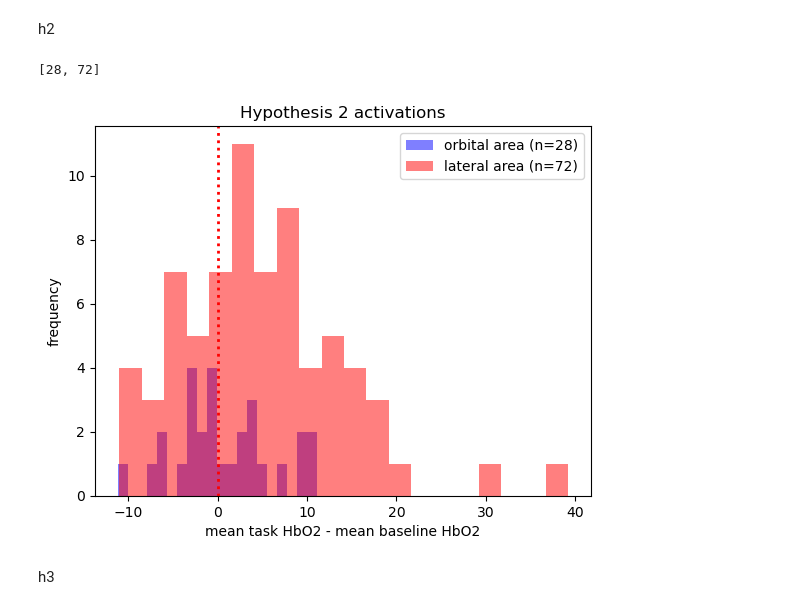
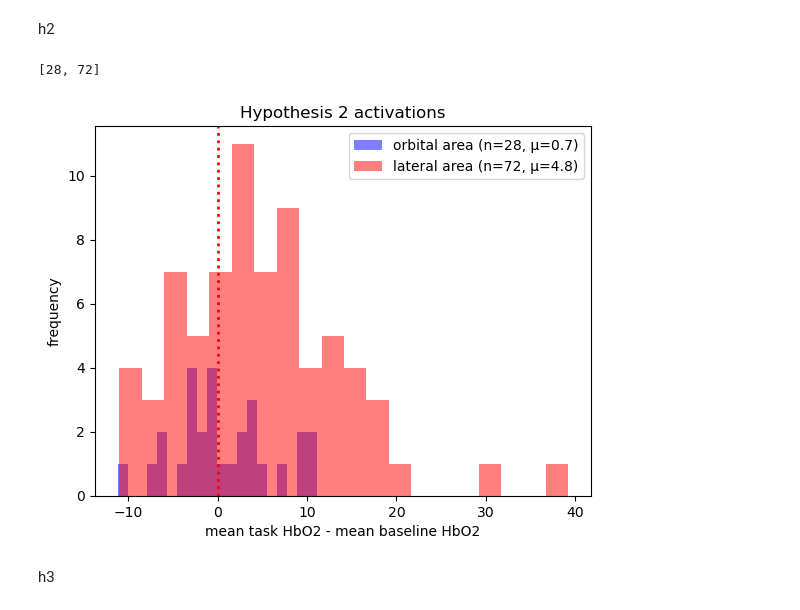
Before and after one commit to trubby22/spne-cw-2, a Jupyter notebook: code/main.ipynb, the cells around one changed output. Cells and saved outputs as stored; diff of their text form; code cells hidden in the pictures.

```diff
--- a/code/main.ipynb
+++ b/code/main.ipynb
@@ -395,25 +410,25 @@ h2
 # %%
 h2_responses = [df[oxy_mask & novice_mask & mask]['task_minus_baseline'] for mask in together_masks]
 
 print([len(x) for x in h2_responses])
 
 # Plot histograms
-plt.hist(h2_responses[0], bins=20, alpha=0.5, color='blue', label=f"{together_names[0]} area (n={len(h2_responses[0])})")  # 50% transparent blue bars
-plt.hist(h2_responses[1], bins=20, alpha=0.5, color='red', label=f"{together_names[1]} area (n={len(h2_responses[1])})")   # 50% transparent red bars
+plt.hist(h2_responses[0], bins=20, alpha=0.5, color='blue', label=f"{together_names[0]} area (n={len(h2_responses[0])}, μ={np.mean(h2_responses[0]):.1f})")  # 50% transparent blue bars
+plt.hist(h2_responses[1], bins=20, alpha=0.5, color='red', label=f"{together_names[1]} area (n={len(h2_responses[1])}, μ={np.mean(h2_responses[1]):.1f})")   # 50% transparent red bars
 plt.axvline(x=0, color='red', linestyle=':', linewidth=2)
 
 # Add labels and legend
 plt.xlabel('mean task HbO2 - mean baseline HbO2')
 plt.ylabel('frequency')
 plt.title('Hypothesis 2 activations')
 plt.legend()
 plt.savefig('figures/h2-histogram.svg', format='svg')
 
 # Show the plot
 plt.show()
 # %% [output]
 [28, 72]
-[figure, old version]
+[figure, new version]
 # %% [markdown]
 h3
 # %%
```
Also changed, not shown: parts of 9 cells of this notebook, 17 other files.
